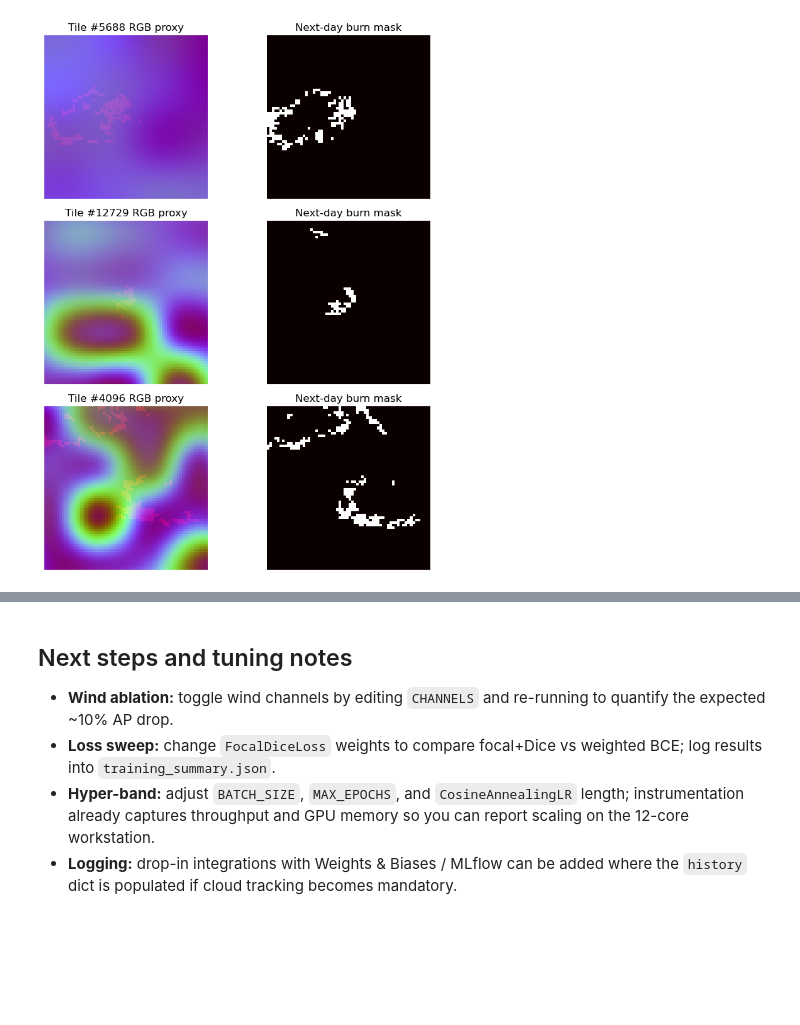
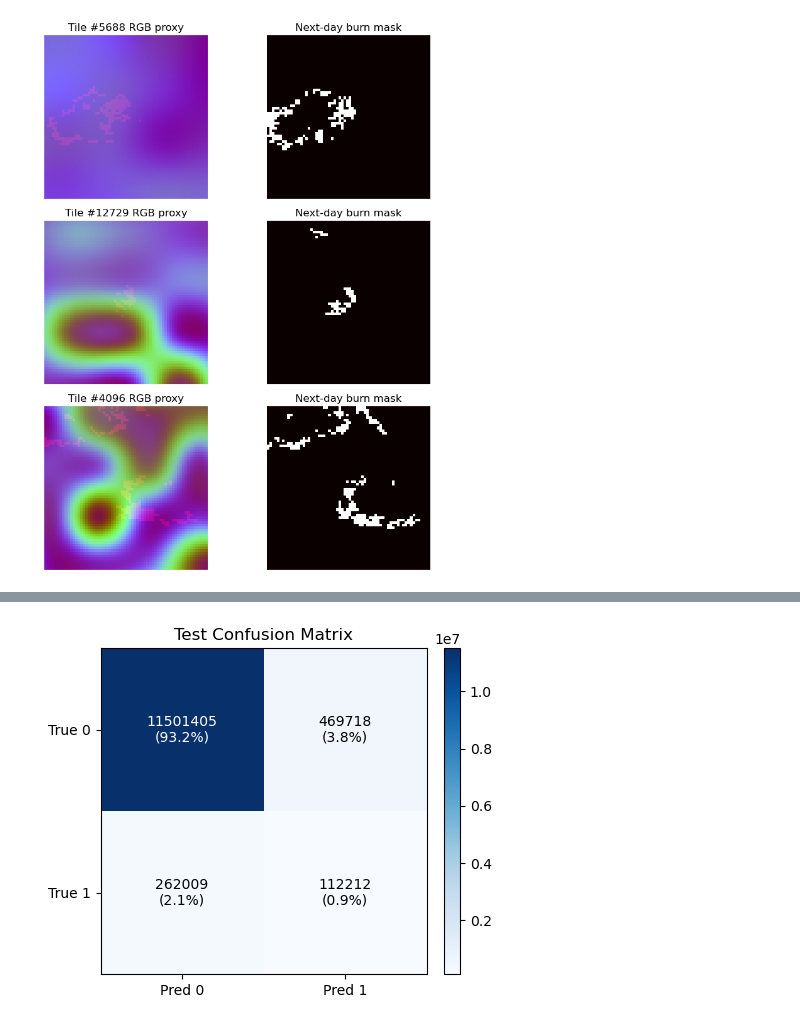
Before and after one commit to robertclayh/wildfire-spread-prediction, a Jupyter notebook: mNDWS_ResNet18UNet.ipynb, the cells around one changed output, grey strips where cells are left out. Saved outputs shown, nothing was run; the diff lists cells and outputs as text; code cells hidden in the pictures; blank space fills up the shorter version.

```diff
--- a/mNDWS_ResNet18UNet.ipynb
+++ b/mNDWS_ResNet18UNet.ipynb
@@ -273,16 +347,14 @@ class _NoOpGradScaler:
     def update(self):
         pass
 
-if device.type == "cuda":
+if IS_CUDA:
     scaler = torch.amp.GradScaler("cuda", enabled=True)
 else:
     scaler = _NoOpGradScaler()
 
 def amp_autocast():
-    if device.type == "cuda":
-        return torch.autocast("cuda", dtype=torch.float16)
-    if device.type == "mps":
-        return torch.autocast("mps", dtype=torch.bfloat16)
+    if AMP_ENABLED:
+        return torch.autocast(device_type=AMP_DEVICE_TYPE, dtype=AMP_DTYPE)
     return nullcontext()
 
 def pr_metrics(all_logits, all_targets):
@@ -471,6 +568,21 @@ Confusion counts: {'TP': 178102.0, 'FP': 570142.0, 'FN': 196119.0}
-# %% [markdown]
-## Next steps and tuning notes
-- **Wind ablation:** toggle wind channels by editing `CHANNELS` and re-running to quantify the expected ~10% AP drop.
-- **Loss sweep:** change `FocalDiceLoss` weights to compare focal+Dice vs weighted BCE; log results into `training_summary.json`.
-- **Hyper-band:** adjust `BATCH_SIZE`, `MAX_EPOCHS`, and `CosineAnnealingLR` length; instrumentation already captures throughput and GPU memory so you can report scaling on the 12-core workstation.
-- **Logging:** drop-in integrations with Weights & Biases / MLflow can be added where the `history` dict is populated if cloud tracking becomes mandatory.
+# %%
+# =============================================================
+## 7b) Confusion matrix plot
+## =============================================================
+fig, ax = plt.subplots(figsize=(5, 4))
+im = ax.imshow(test_cm, cmap="Blues")
+ax.set_xticks([0, 1], labels=["Pred 0", "Pred 1"])
+ax.set_yticks([0, 1], labels=["True 0", "True 1"])
+total = test_cm.sum() if test_cm.sum() > 0 else 1
+for i in range(test_cm.shape[0]):
+    for j in range(test_cm.shape[1]):
+        count = test_cm[i, j]
+        pct = 100.0 * count / total
+        text = f"{count}\n({pct:.1f}%)"
+        color = "white" if count > test_cm.max()/2 else "black"
+        ax.text(j, i, text, ha="center", va="center", color=color)
+ax.set_title("Test Confusion Matrix")
+plt.colorbar(im, ax=ax, fraction=0.046, pad=0.04)
+plt.tight_layout()
+# %% [output]
+[figure, added]
```
Also changed, not shown: parts of 8 cells of this notebook.
